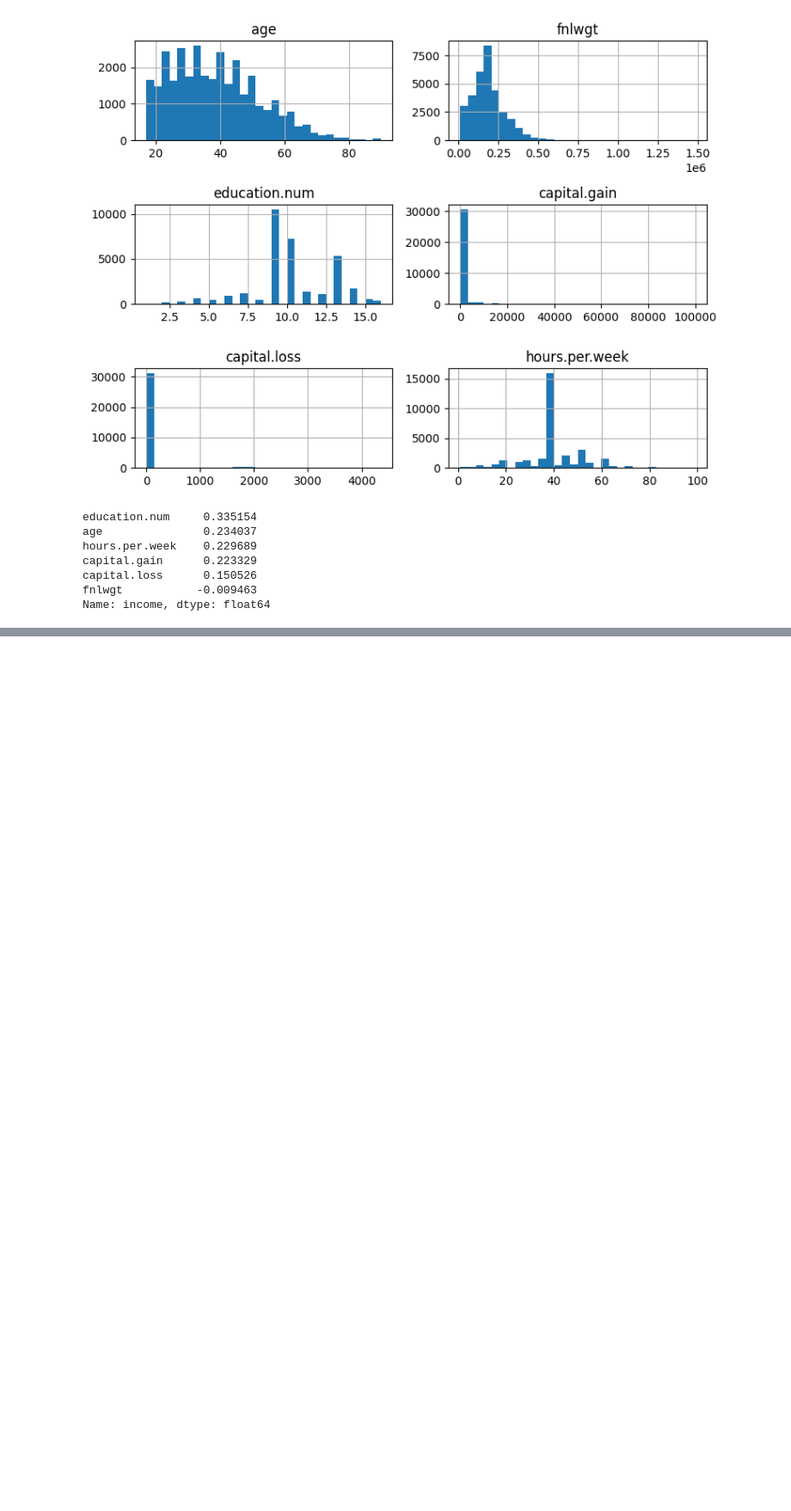
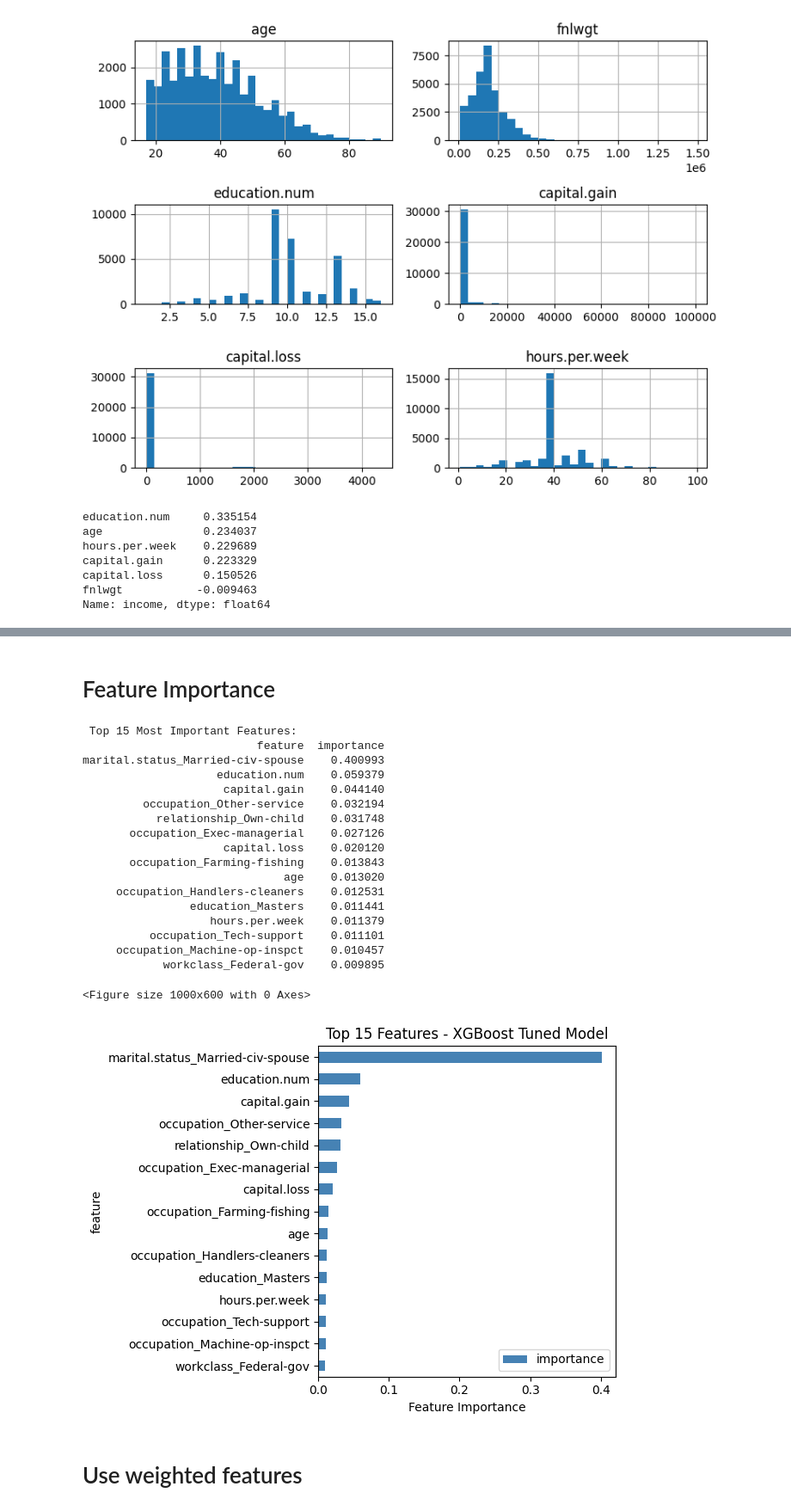
Before and after one commit to tsarevboris/ai-explore, a Jupyter notebook: notebooks/adult_income.ipynb, the cells around one changed output, grey strips where cells are left out. Shown at 86% size. Saved outputs shown, nothing was run; the diff lists cells and outputs as text; code cells hidden in the pictures; blank space fills up the shorter version.

```diff
--- a/notebooks/adult_income.ipynb
+++ b/notebooks/adult_income.ipynb
@@ -365,0 +785,51 @@ plt.show()
+# %% [markdown]
+# Feature Importance
+# %%
+# Analyze what the tuned model learned
+best_xgb = grid_search.best_estimator_
+
+# Get feature names after one-hot encoding
+feature_names_cat = list(preprocessor.named_transformers_['cat']
+                         .named_steps['encoder']
+                         .get_feature_names_out(categorical_features))
+feature_names_all = feature_names_cat + numeric_features
+
+# Create importance dataframe
+importances_df = pd.DataFrame({
+    'feature': feature_names_all,
+    'importance': best_xgb.feature_importances_
+}).sort_values('importance', ascending=False)
+
+print("\n Top 15 Most Important Features:")
+print(importances_df.head(15).to_string(index=False))
+
+# Visualize
+plt.figure(figsize=(10, 6))
+importances_df.head(15).plot(x='feature', y='importance', kind='barh', color='steelblue')
+plt.xlabel('Feature Importance')
+plt.title('Top 15 Features - XGBoost Tuned Model')
+plt.gca().invert_yaxis()
+plt.tight_layout()
+plt.show()
+# %% [output]
+ Top 15 Most Important Features:
+                          feature  importance
+marital.status_Married-civ-spouse    0.400993
+                    education.num    0.059379
+                     capital.gain    0.044140
+         occupation_Other-service    0.032194
+           relationship_Own-child    0.031748
+       occupation_Exec-managerial    0.027126
+                     capital.loss    0.020120
+       occupation_Farming-fishing    0.013843
+                              age    0.013020
+     occupation_Handlers-cleaners    0.012531
+                education_Masters    0.011441
+                   hours.per.week    0.011379
+          occupation_Tech-support    0.011101
+     occupation_Machine-op-inspct    0.010457
+            workclass_Federal-gov    0.009895
+<Figure size 1000x600 with 0 Axes>
+[figure, added]
+# %% [markdown]
+# Use weighted features
```
Also changed, not shown: parts of 50 cells of this notebook, 1 other file.
